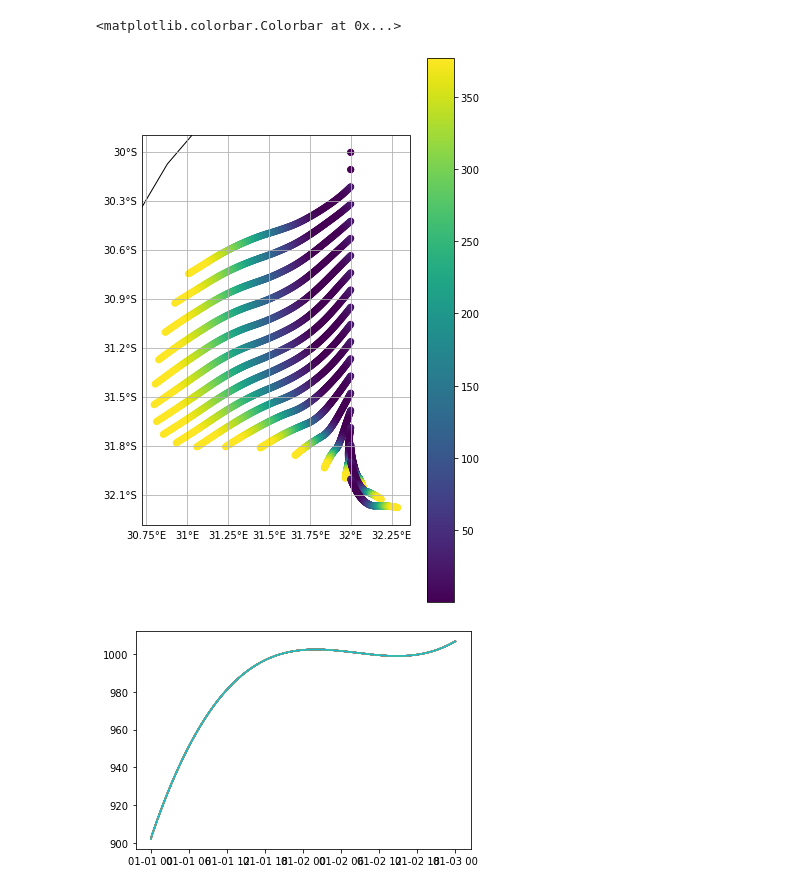
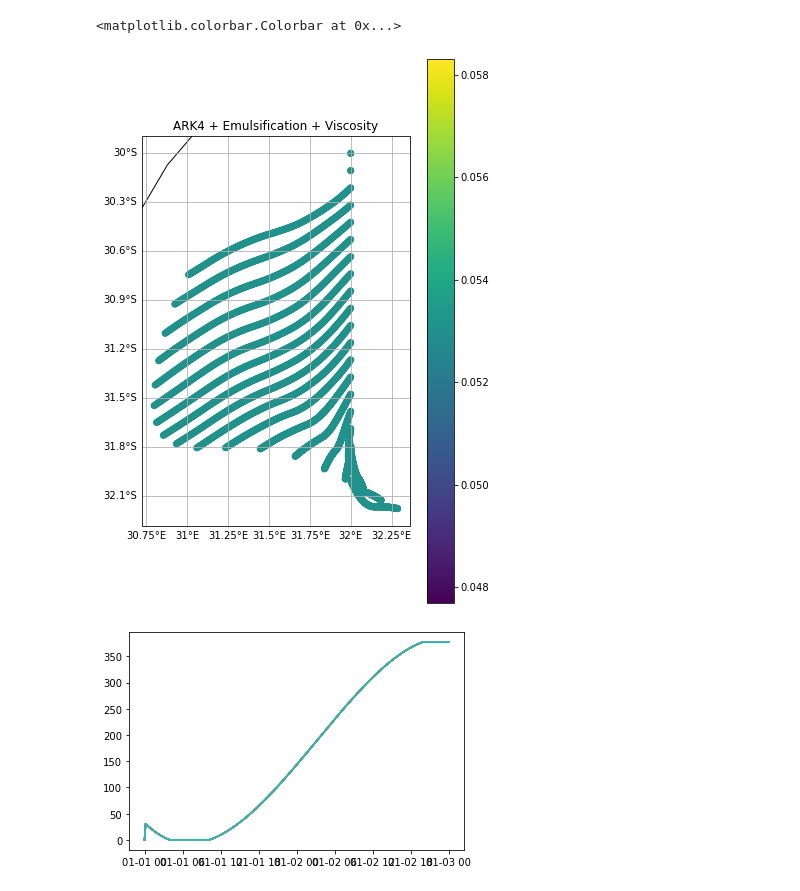
Before and after one commit to OceanParcels/WOC_OilSpills, a Jupyter notebook: Basic_oil_model_2022-01-24.ipynb, the cells around one changed output. Saved outputs shown, nothing was run; the diff lists cells and outputs as text; code cells hidden in the pictures.

```diff
--- a/Basic_oil_model_2022-01-24.ipynb
+++ b/Basic_oil_model_2022-01-24.ipynb
@@ -170,0 +318,5 @@ INFO: Compiled ArrayOilParticleEmulsificationViscosityChangesAdvectionRK4 ==> /v
+# %%
+import xarray as xr
+
+ds_E_01 = xr.open_dataset("basic_model_output_ARK4_and_Emulsification_test01.nc")
+ds_E_02 = xr.open_dataset("basic_model_output_ARK4_and_Emulsification_test02.nc")
@@ -195,33 +426,32 @@ Data variables:
 # %%
 from matplotlib import pyplot as plt
 import cartopy
 import cartopy.crs as ccrs
 from cartopy.mpl.gridliner import LONGITUDE_FORMATTER, LATITUDE_FORMATTER
 
 plt.figure(figsize=(6,10)) #(17,5)
 
 ax1 = plt.subplot(111, projection=ccrs.PlateCarree())
 ax1.coastlines(resolution='50m')
-#ax1.add_feature(cartopy.feature.LAND, facecolor='black')
-cc = ax1.scatter(ds['lon'], ds['lat'], c = ds['viscosity'], transform=ccrs.PlateCarree()) #marker='o'
+cc = ax1.scatter(ds_E_01['lon'], ds_E_01['lat'], c = ds_E_01['viscosity'], transform=ccrs.PlateCarree()) #marker='o'
 # ax1.set_xlim([4, 10])
 # ax1.set_ylim([52, 59])
 gl = ax1.gridlines(crs=ccrs.PlateCarree(), draw_labels=True)
 gl.xlabels_top = False
 gl.ylabels_right = False
-#gl.ylocator = mticker.FixedLocator([0, 5, 10, 15, 20, 25, 30, 35])
 gl.xformatter = LONGITUDE_FORMATTER
 gl.yformatter = LATITUDE_FORMATTER
+ax1.set_title('ARK4 + Emulsification + Viscosity')
 plt.colorbar(cc)
 # %% [output]
 <matplotlib.colorbar.Colorbar at 0x...>
-[figure, old version]
+[figure, new version]
 # %%
 plt.figure()
 
 for i in range(20):
-    plt.plot(ds['time'][i], ds['density'][i])
+    plt.plot(ds_V['time'][i], ds_V['viscosity'][i])
 
 plt.show()
 # %% [output]
-[figure, old version]
+[figure, new version]
```
Also changed, not shown: parts of 28 cells of this notebook, 4 other files.
